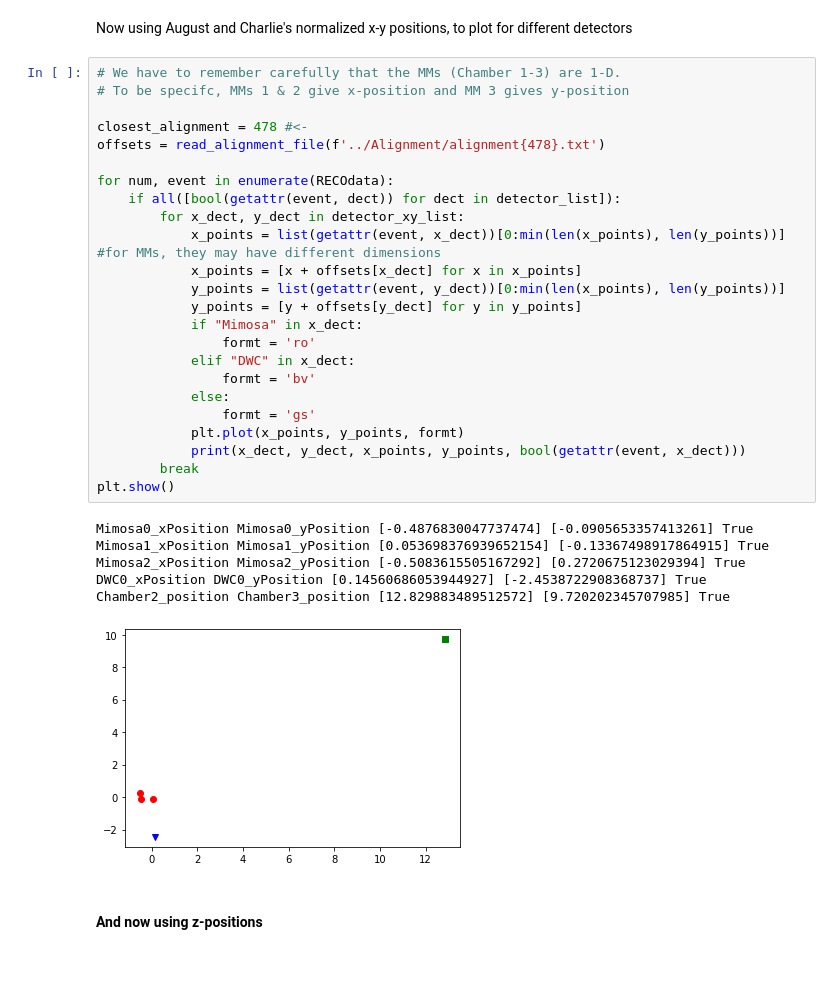
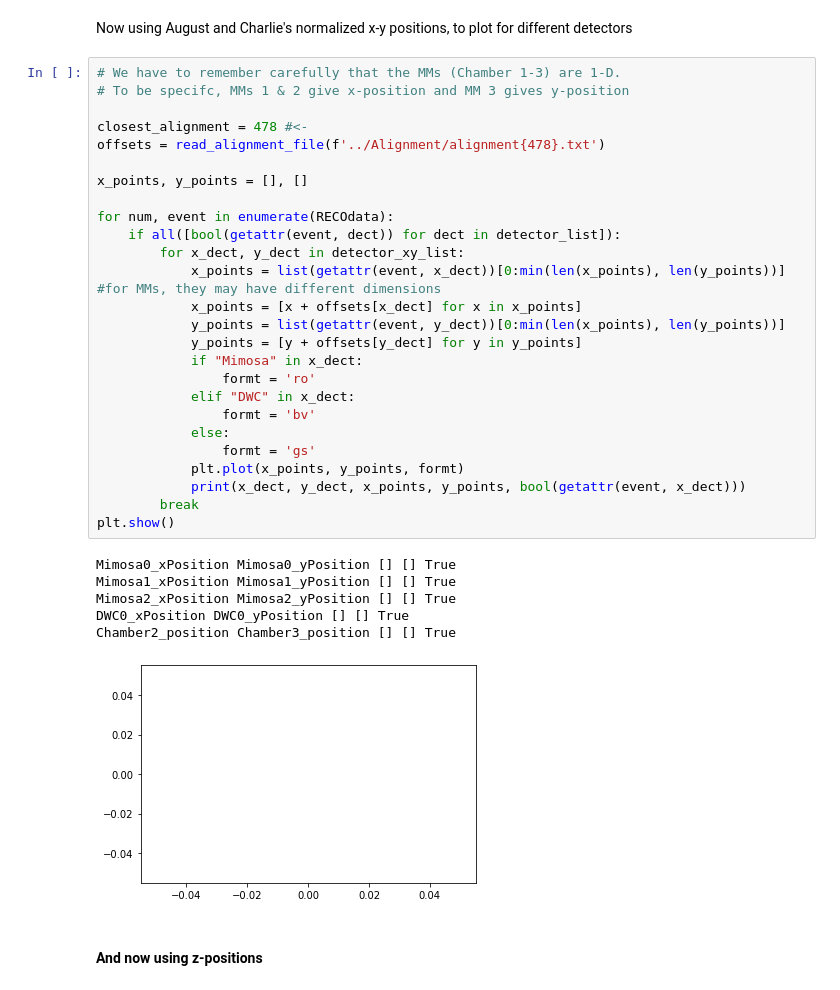
Before and after one commit to augustrainstorm/DESYChain, a Jupyter notebook: Sam/Treeline.ipynb, the cells around one changed output. Drawn from its saved outputs; the diff is of its cells as text.

```diff
--- a/Sam/Treeline.ipynb
+++ b/Sam/Treeline.ipynb
@@ -142,34 +139,36 @@ Now using August and Charlie's normalized x-y positions, to plot for different d
 # %%
 # We have to remember carefully that the MMs (Chamber 1-3) are 1-D.
 # To be specifc, MMs 1 & 2 give x-position and MM 3 gives y-position
 
 closest_alignment = 478 #<-
 offsets = read_alignment_file(f'../Alignment/alignment{478}.txt')
+
+x_points, y_points = [], []
 
 for num, event in enumerate(RECOdata):
     if all([bool(getattr(event, dect)) for dect in detector_list]):
         for x_dect, y_dect in detector_xy_list:
             x_points = list(getattr(event, x_dect))[0:min(len(x_points), len(y_points))] #for MMs, they may have different dimensions
             x_points = [x + offsets[x_dect] for x in x_points]
             y_points = list(getattr(event, y_dect))[0:min(len(x_points), len(y_points))]
             y_points = [y + offsets[y_dect] for y in y_points]
             if "Mimosa" in x_dect:
                 formt = 'ro'
             elif "DWC" in x_dect:
                 formt = 'bv'
             else:
                 formt = 'gs'
             plt.plot(x_points, y_points, formt)
             print(x_dect, y_dect, x_points, y_points, bool(getattr(event, x_dect)))
         break
 plt.show()
 # %% [output]
-Mimosa0_xPosition Mimosa0_yPosition [-0.4876830047737474] [-0.0905653357413261] True
-Mimosa1_xPosition Mimosa1_yPosition [0.053698376939652154] [-0.13367498917864915] True
-Mimosa2_xPosition Mimosa2_yPosition [-0.5083615505167292] [0.2720675123029394] True
-DWC0_xPosition DWC0_yPosition [0.14560686053944927] [-2.4538722908368737] True
-Chamber2_position Chamber3_position [12.829883489512572] [9.720202345707985] True
+Mimosa0_xPosition Mimosa0_yPosition [] [] True
+Mimosa1_xPosition Mimosa1_yPosition [] [] True
+Mimosa2_xPosition Mimosa2_yPosition [] [] True
+DWC0_xPosition DWC0_yPosition [] [] True
+Chamber2_position Chamber3_position [] [] True
-[figure, old version]
+[figure, new version]
 # %% [markdown]
 #### And now using z-positions
 # %%
```
Also changed, not shown: parts of 6 cells of this notebook, 27 other files.
